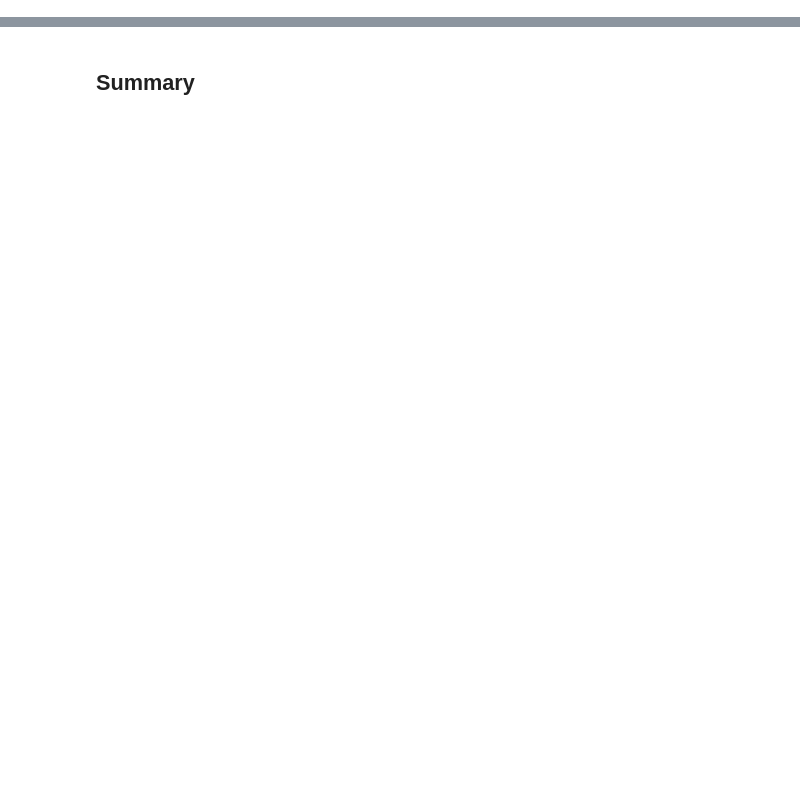
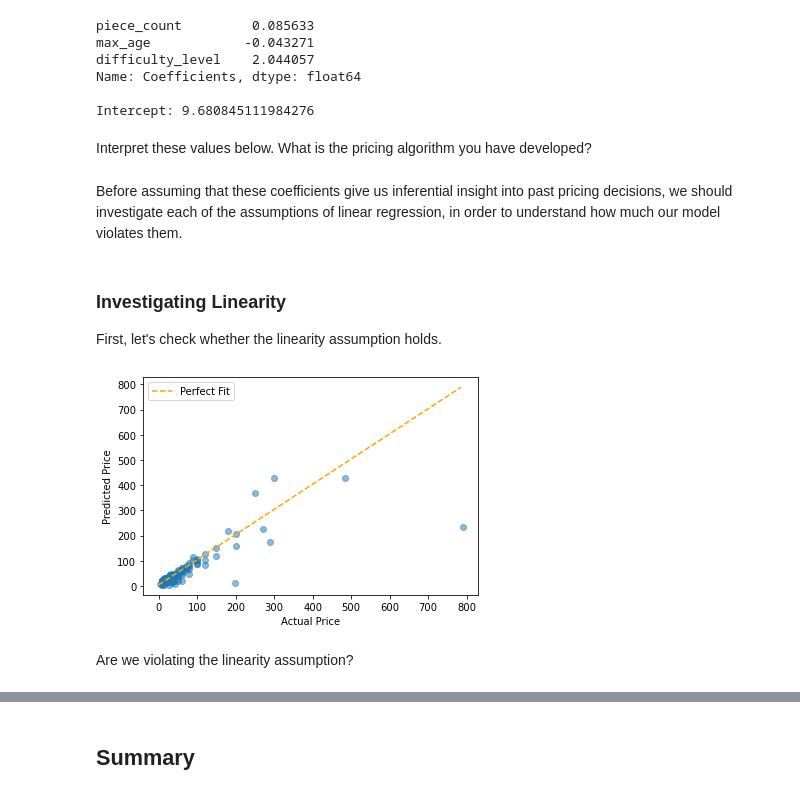
Before and after one commit to learn-co-curriculum/dsc-linear-regression-lab, a Jupyter notebook: index.ipynb, the cells around one changed output, grey strips where cells are left out. Drawn from its saved outputs; the diff is of its cells as text; code cells hidden in the pictures; blank space fills up the shorter version.

Commit message:
refactor for predictive framing and cumulative lab

```diff
--- a/index.ipynb
+++ b/index.ipynb
@@ -612,0 +499,19 @@ plt.plot(model.predict(train[x_cols]), [0 for i in range(len(train))])
+# %%
+
+from sklearn.feature_selection import RFECV
+from sklearn.preprocessing import StandardScaler
+
+# Importances are based on coefficient magnitude, so
+# we need to scale the data to normalize the coefficients
+X_train_for_RFECV = StandardScaler().fit_transform(X_train_second_model)
+
+model_for_RFECV = LinearRegression()
+
+# Instantiate and fit the selector
+selector = RFECV(model_for_RFECV, cv=splitter)
+selector.fit(X_train_for_RFECV, y_train)
+
+# Print the results
+print("Was the column selected?")
+for index, col in enumerate(X_train_second_model.columns):
+    print(f"{col}: {selector.support_[index]}")
@@ -612,0 +633,2 @@ plt.plot(model.predict(train[x_cols]), [0 for i in range(len(train))])
+# %%
+best_features = ["piece_count", "max_age", "difficulty_level"]
@@ -612,0 +637,3 @@ plt.plot(model.predict(train[x_cols]), [0 for i in range(len(train))])
+# %%
+X_train_final = X_train[best_features]
+X_test_final = X_test[best_features]
@@ -612,0 +642,10 @@ plt.plot(model.predict(train[x_cols]), [0 for i in range(len(train))])
+# %%
+
+final_model = LinearRegression()
+
+# Fit the model on X_train_final and y_train
+final_model.fit(X_train_final, y_train)
+
+# Score the model on X_test_final and y_test
+# (use the built-in .score method)
+final_model.score(X_test_final, y_test)
@@ -612,0 +678,13 @@ plt.plot(model.predict(train[x_cols]), [0 for i in range(len(train))])
+# %%
+print(pd.Series(final_model.coef_, index=X_train_final.columns, name="Coefficients"))
+print()
+print("Intercept:", final_model.intercept_)
+# %% [output]
+piece_count         0.085633
+max_age            -0.043271
+difficulty_level    2.044057
+Name: Coefficients, dtype: float64
+
+Intercept: 9.680845111984276
+# %% [markdown]
+Interpret these values below. What is the pricing algorithm you have developed?
@@ -612,0 +700,20 @@ plt.plot(model.predict(train[x_cols]), [0 for i in range(len(train))])
+# %% [markdown]
+Before assuming that these coefficients give us inferential insight into past pricing decisions, we should investigate each of the assumptions of linear regression, in order to understand how much our model violates them.
+# %% [markdown]
+### Investigating Linearity
+
+First, let's check whether the linearity assumption holds.
+# %%
+preds = final_model.predict(X_test_final)
+fig, ax = plt.subplots()
+
+perfect_line = np.arange(y_test.min(), y_test.max())
+ax.plot(perfect_line, linestyle="--", color="orange", label="Perfect Fit")
+ax.scatter(y_test, preds, alpha=0.5)
+ax.set_xlabel("Actual Price")
+ax.set_ylabel("Predicted Price")
+ax.legend();
+# %% [output]
+[figure, added]
+# %% [markdown]
+Are we violating the linearity assumption?
```
Also changed, not shown: parts of 130 cells of this notebook, 56 other files.
